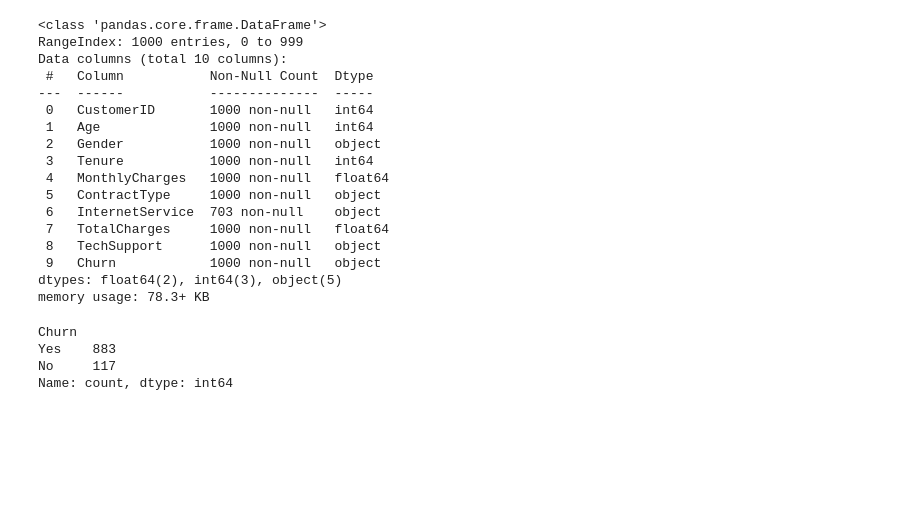
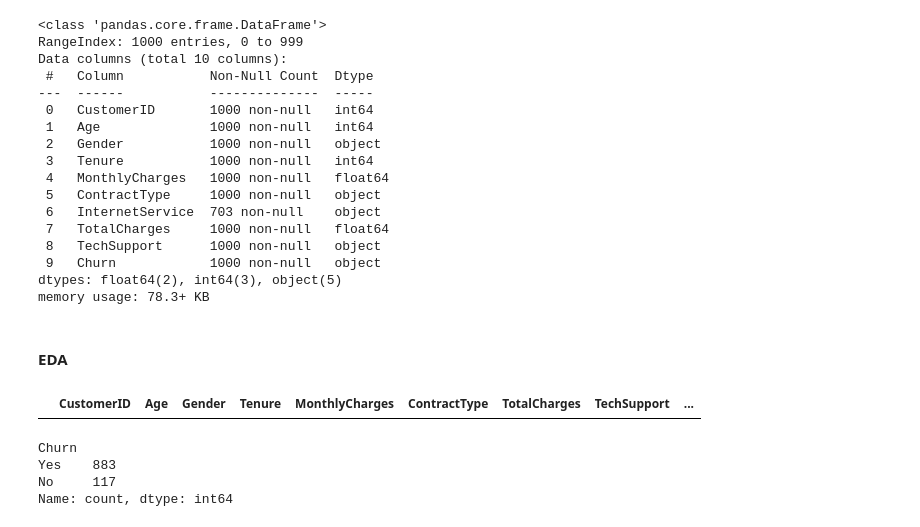
Before and after one commit to MikeTX56/ML-A-to-Z, a Jupyter notebook: projects/classification/churn_prediction/notebook/churn_prediction.ipynb, the cells around one changed output. Saved outputs shown, nothing was run; the diff lists cells and outputs as text; code cells hidden in the pictures; blank space fills up the shorter version.

```diff
--- a/projects/classification/churn_prediction/notebook/churn_prediction.ipynb
+++ b/projects/classification/churn_prediction/notebook/churn_prediction.ipynb
@@ -53,6 +53,13 @@ Data columns (total 10 columns):
  9   Churn            1000 non-null   object
 dtypes: float64(2), int64(3), object(5)
 memory usage: 78.3+ KB
+# %% [markdown]
+#### EDA
+# %%
+duplicated_df = df[df.duplicated(keep = False)]
+duplicated_df
+# %% [output]
+|  | CustomerID | Age | Gender | Tenure | MonthlyCharges | ContractType | TotalCharges | TechSupport | ... |
 # %%
 df["Churn"].value_counts()
 # %% [output]
```
Also changed, not shown: parts of 10 cells of this notebook.
